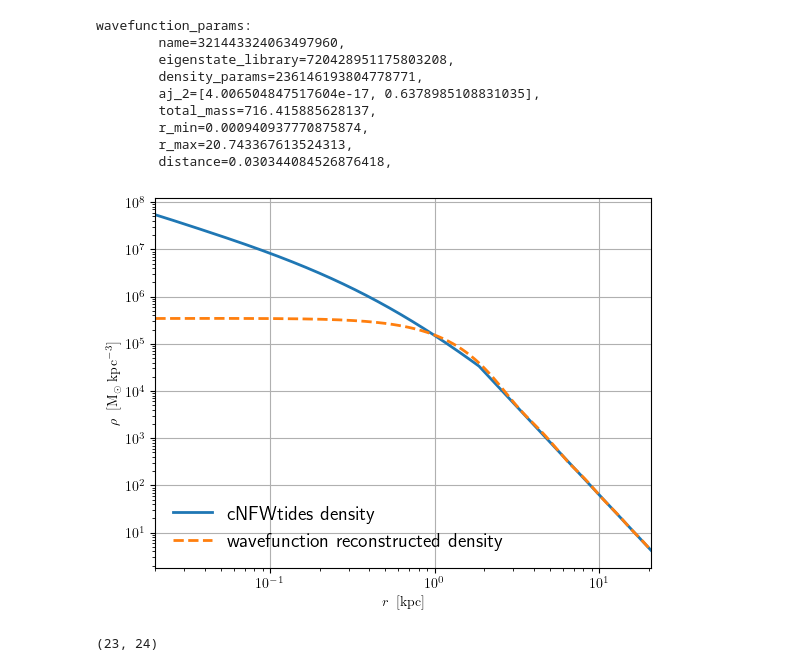
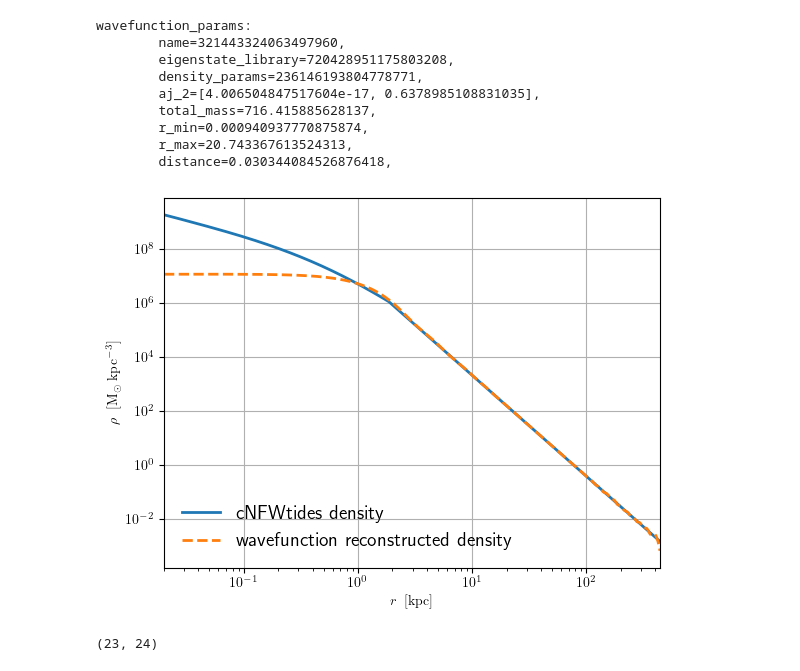
Before and after one commit to jdarne22/jaxsp, a Jupyter notebook: examples/tutorial.ipynb, the cells around one changed output. Drawn from its saved outputs; the diff is of its cells as text; code cells hidden in the pictures.

```diff
--- a/examples/tutorial.ipynb
+++ b/examples/tutorial.ipynb
@@ -261,17 +263,17 @@ wavefunction_params:
 # %%
 fig, ax = plt.subplots()
 ax.set_xscale("log")
 ax.set_yscale("log")
 
-r = jnp.logspace(jnp.log10(rmin), jnp.log10(rmax * u.from_Kpc), 1000)
-ax.plot(r * u.to_Kpc, rho(r, density_params), label='cNFWtides density')
-ax.plot(r * u.to_Kpc, rho_psi(r, wavefunction_params, eigenstate_lib), label='wavefunction reconstructed density', ls='--')
+r = jnp.logspace(jnp.log10(rmin), jnp.log10(rmax), 1000)
+ax.plot(r * u.to_Kpc, rho(r, density_params) * u.to_Msun / (u.to_Kpc)**3, label='cNFWtides density')
+ax.plot(r * u.to_Kpc, rho_psi(r, wavefunction_params, eigenstate_lib) * u.to_Msun / (u.to_Kpc)**3, label='wavefunction reconstructed density', ls='--')
 ax.set_ylabel(r"$\rho \;\;\mathrm{[M_\odot\;kpc^{-3}]}$")
 ax.set_xlabel(r"$r \;\;\mathrm{[kpc]}$")
 plt.legend(fontsize = 14)
 plt.show()
 # %% [output]
-[figure, old version]
+[figure, new version]
 # %%
 eigen_energies = eigenstate_lib.radial_eigenmode_params.E  # shape (Nj,)
 l = eigenstate_lib.radial_eigenmode_params.l               # shape (Nj,)
```
Also changed, not shown: parts of 4 cells of this notebook, 5 other files.
